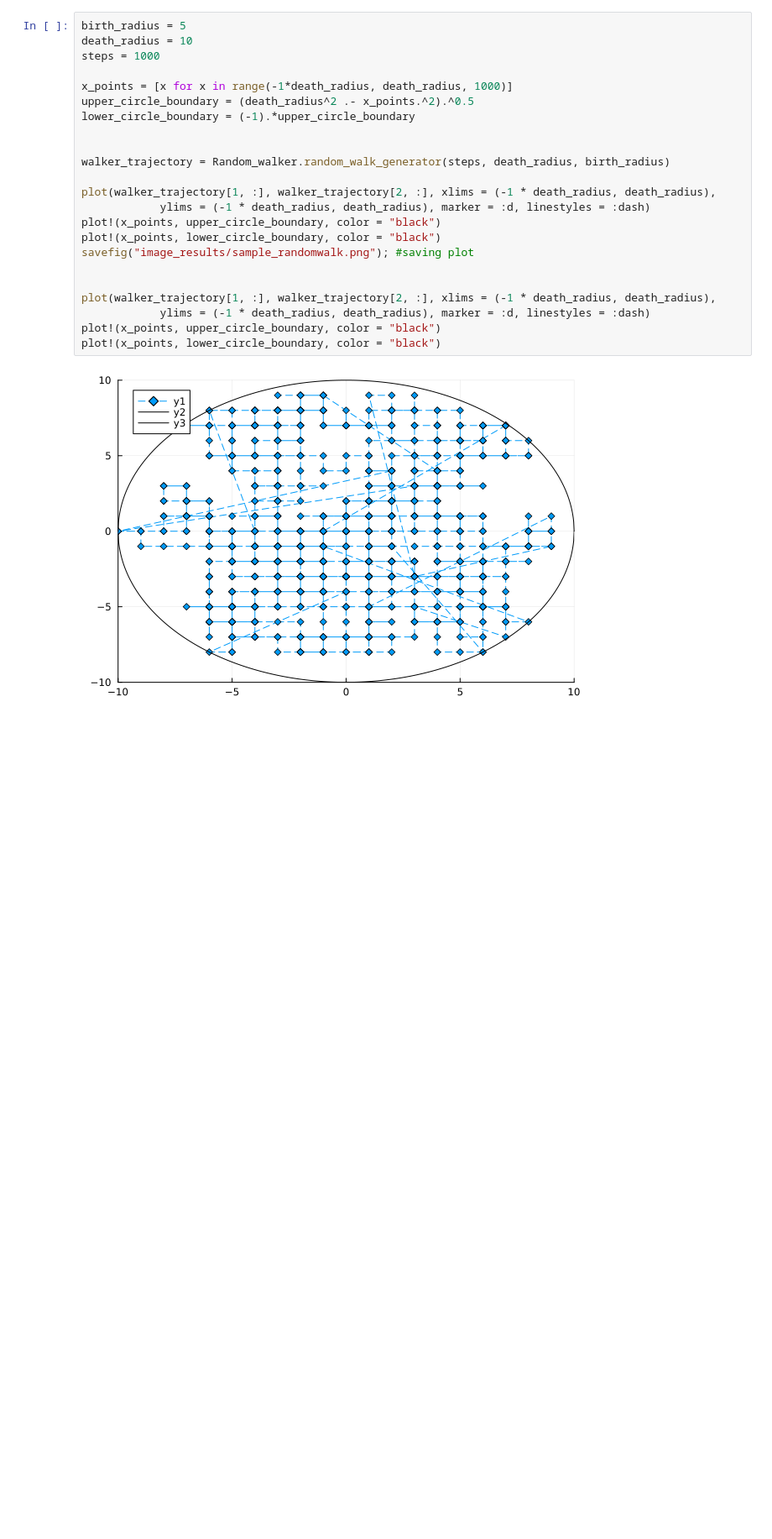
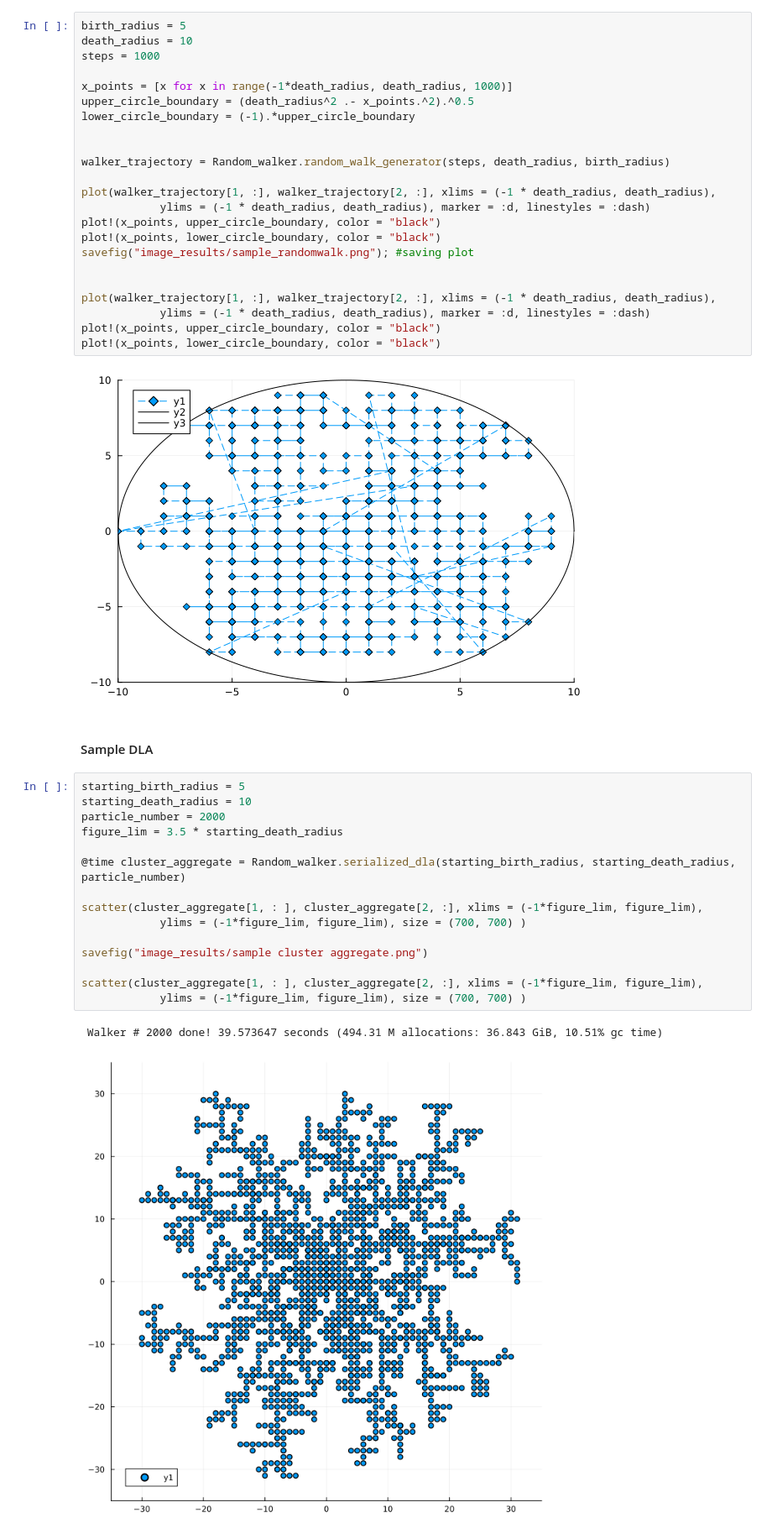
Before and after one commit to Treucyan/phy215-final, a Jupyter notebook: Julia_serialized_DLA/serialized_dla_notebook.ipynb, the cells around one changed output. Shown at 84% size. Saved outputs shown, nothing was run; the diff lists cells and outputs as text; blank space fills up the shorter version.

Commit message:
Module Changes: 1. Added a function for serialized dla
Notebook changes:
1. created a sample plot of the cluster created using the serialized dla function

```diff
--- a/Julia_serialized_DLA/serialized_dla_notebook.ipynb
+++ b/Julia_serialized_DLA/serialized_dla_notebook.ipynb
@@ -29,3 +30,23 @@ plot!(x_points, upper_circle_boundary, color = "black")
 plot!(x_points, lower_circle_boundary, color = "black")
 # %% [output]
 [figure]
+# %% [markdown]
+#### Sample DLA
+# %%
+starting_birth_radius = 5
+starting_death_radius = 10
+particle_number = 2000
+figure_lim = 3.5 * starting_death_radius
+
+@time cluster_aggregate = Random_walker.serialized_dla(starting_birth_radius, starting_death_radius, particle_number)
+
+scatter(cluster_aggregate[1, : ], cluster_aggregate[2, :], xlims = (-1*figure_lim, figure_lim),
+            ylims = (-1*figure_lim, figure_lim), size = (700, 700) )
+
+savefig("image_results/sample cluster aggregate.png")
+
+scatter(cluster_aggregate[1, : ], cluster_aggregate[2, :], xlims = (-1*figure_lim, figure_lim),
+            ylims = (-1*figure_lim, figure_lim), size = (700, 700) )
+# %% [output]
+ Walker # 2000 done! 39.573647 seconds (494.31 M allocations: 36.843 GiB, 10.51% gc time)
+[figure, added]
```
Also changed, not shown: parts of 2 cells of this notebook, 2 other files.
